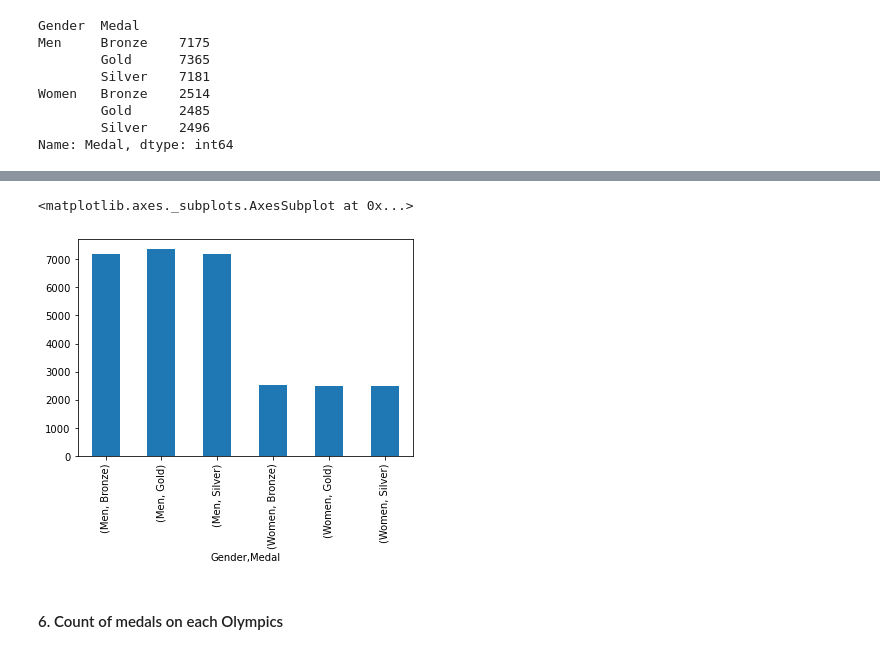
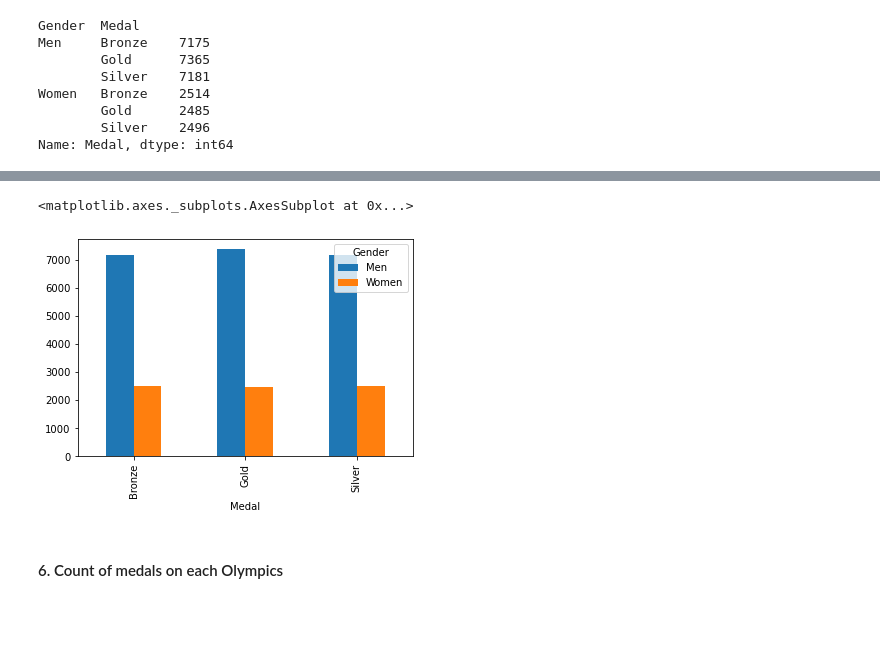
Before and after one commit to anipy/study_stuff, a Jupyter notebook: hw-pandas/EPAM-Homework-pandas.ipynb, the cells around one changed output, grey strips where cells are left out. Saved outputs shown, nothing was run; the diff lists cells and outputs as text; code cells hidden in the pictures; blank space fills up the shorter version.

```diff
--- a/hw-pandas/EPAM-Homework-pandas.ipynb
+++ b/hw-pandas/EPAM-Homework-pandas.ipynb
@@ -172,7 +179,7 @@ medal_distribution.plot.pie()
-# %%
-medal_distribution.plot.bar()
-# %% [output]
-<matplotlib.axes._subplots.AxesSubplot at 0x...>
-[figure, removed]
+# %%
+pd.crosstab(dset.Medal, dset.Gender).plot.bar()
+# %% [output]
+<matplotlib.axes._subplots.AxesSubplot at 0x...>
+[figure, added]
 # %% [markdown]
 #### 6. Count of medals on each Olympics
```
Also changed, not shown: parts of 8 cells of this notebook.
